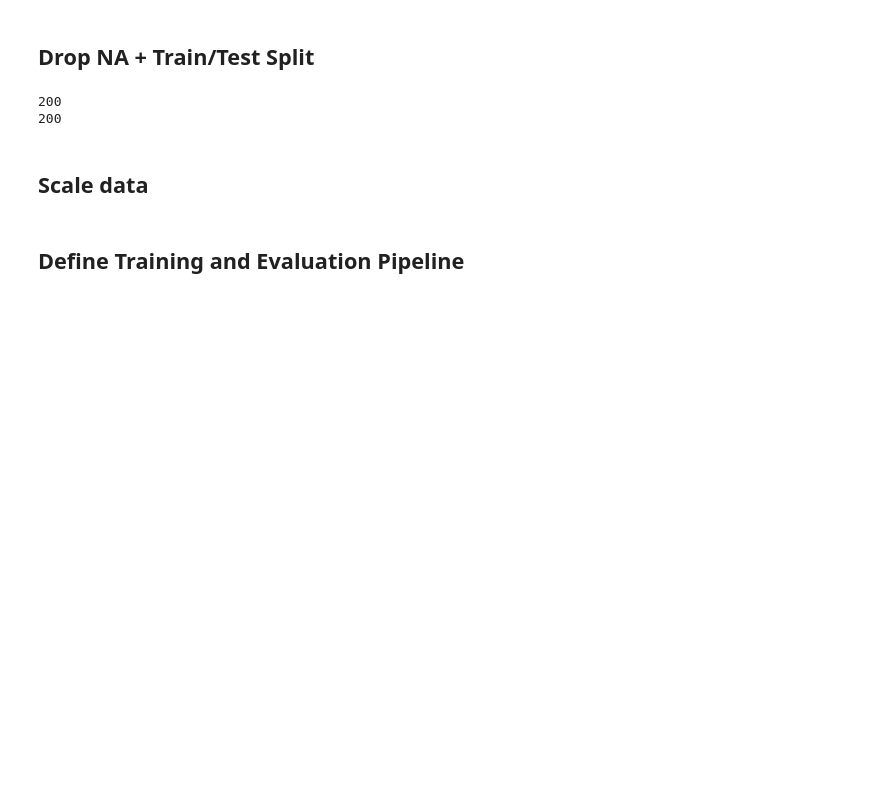
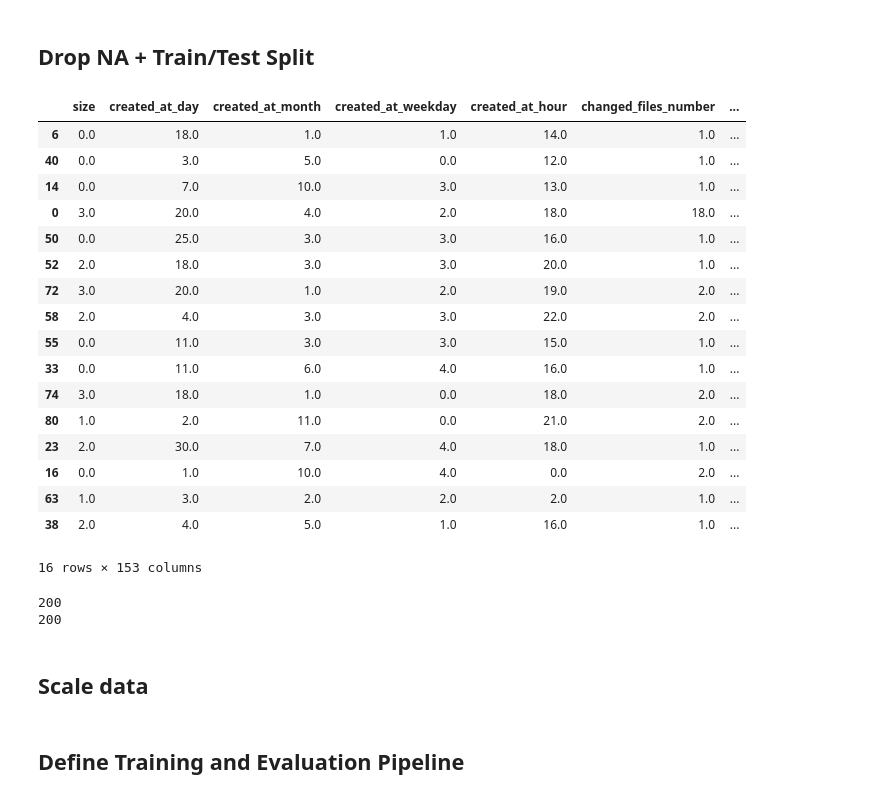
Before and after one commit to aicoe-aiops/ocp-ci-analysis, a Jupyter notebook: notebooks/time-to-merge-prediction/workshop/03_model_training.ipynb, the cells around one changed output. Cells and saved outputs as stored; diff of their text form; code cells hidden in the pictures; blank space fills up the shorter version.

```diff
--- a/notebooks/time-to-merge-prediction/workshop/03_model_training.ipynb
+++ b/notebooks/time-to-merge-prediction/workshop/03_model_training.ipynb
@@ -352,6 +384,27 @@ X = X.reindex(y.index)
 X_train, X_test, y_train, y_test = train_test_split(
     X, y, test_size=0.2, random_state=42
 )
+# %%
+X_test
+# %% [output]
+|  | size | created_at_day | created_at_month | created_at_weekday | created_at_hour | changed_files_number | ... |
+| 6 | 0.0 | 18.0 | 1.0 | 1.0 | 14.0 | 1.0 | ... |
+| 40 | 0.0 | 3.0 | 5.0 | 0.0 | 12.0 | 1.0 | ... |
+| 14 | 0.0 | 7.0 | 10.0 | 3.0 | 13.0 | 1.0 | ... |
+| 0 | 3.0 | 20.0 | 4.0 | 2.0 | 18.0 | 18.0 | ... |
+| 50 | 0.0 | 25.0 | 3.0 | 3.0 | 16.0 | 1.0 | ... |
+| 52 | 2.0 | 18.0 | 3.0 | 3.0 | 20.0 | 1.0 | ... |
+| 72 | 3.0 | 20.0 | 1.0 | 2.0 | 19.0 | 2.0 | ... |
+| 58 | 2.0 | 4.0 | 3.0 | 3.0 | 22.0 | 2.0 | ... |
+| 55 | 0.0 | 11.0 | 3.0 | 3.0 | 15.0 | 1.0 | ... |
+| 33 | 0.0 | 11.0 | 6.0 | 4.0 | 16.0 | 1.0 | ... |
+| 74 | 3.0 | 18.0 | 1.0 | 0.0 | 18.0 | 2.0 | ... |
+| 80 | 1.0 | 2.0 | 11.0 | 0.0 | 21.0 | 2.0 | ... |
+| 23 | 2.0 | 30.0 | 7.0 | 4.0 | 18.0 | 1.0 | ... |
+| 16 | 0.0 | 1.0 | 10.0 | 4.0 | 0.0 | 2.0 | ... |
+| 63 | 1.0 | 3.0 | 2.0 | 2.0 | 2.0 | 1.0 | ... |
+| 38 | 2.0 | 4.0 | 5.0 | 1.0 | 16.0 | 1.0 | ... |
+16 rows × 153 columns
 # %%
 TEST_DATA_PATH = os.path.join(s3_input_data_path, ORG, REPO, "test-data")
 
```
Also changed, not shown: parts of 3 cells of this notebook, 3 other files.
